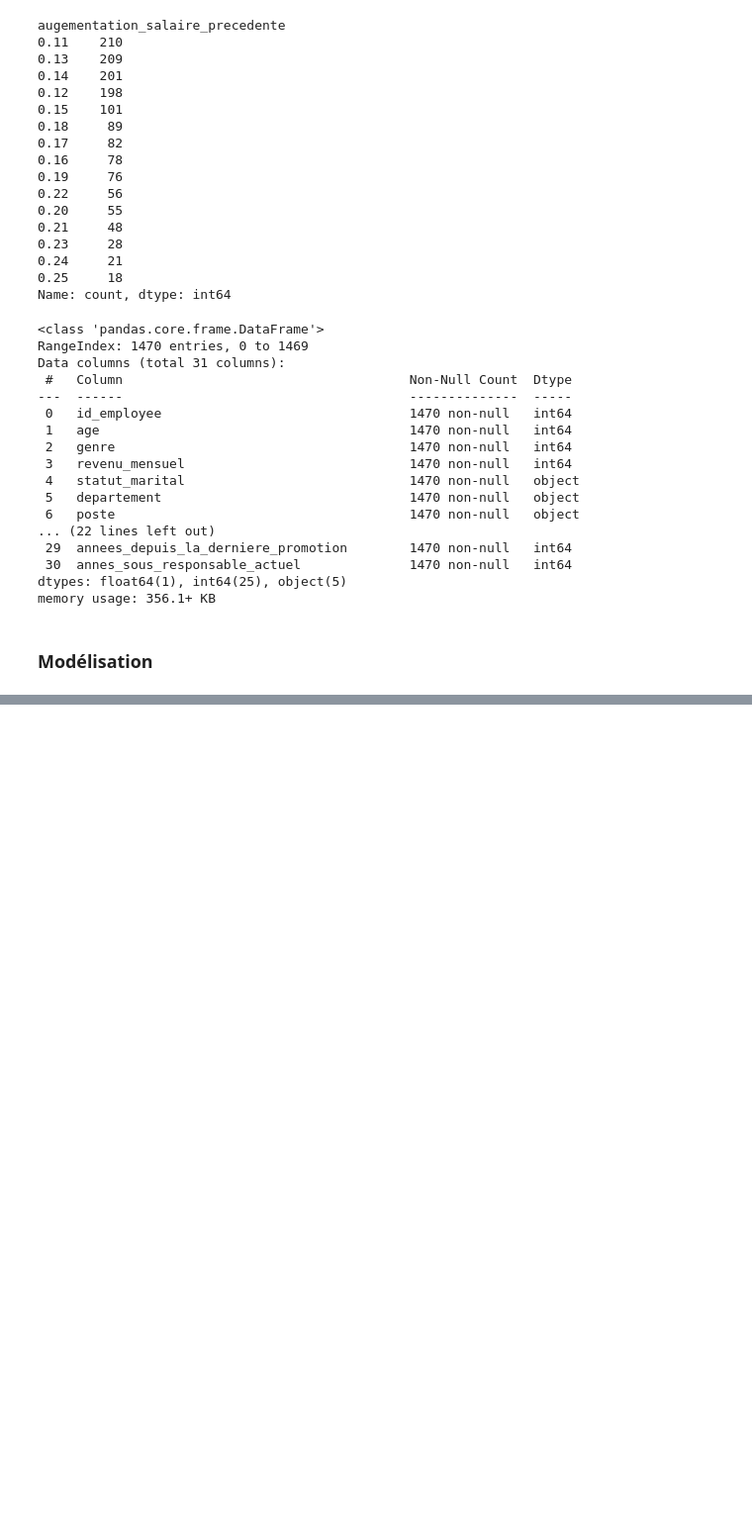
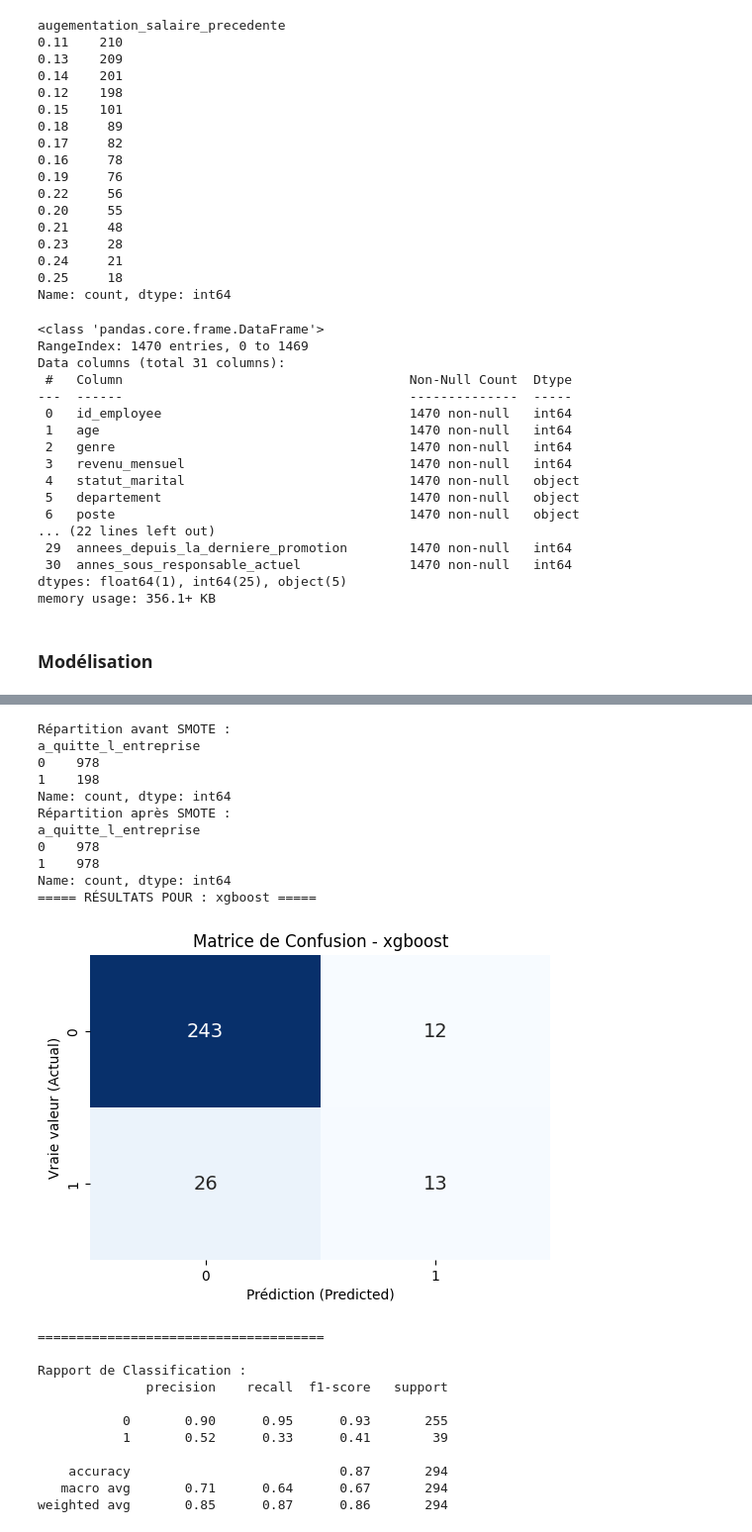
Before and after one commit to Soct/formation_OC, a Jupyter notebook: projet_4/test.ipynb, the cells around one changed output, grey strips where cells are left out. Shown at 99% size. Saved outputs shown, nothing was run; the diff lists cells and outputs as text; code cells hidden in the pictures; blank space fills up the shorter version.

```diff
--- a/projet_4/test.ipynb
+++ b/projet_4/test.ipynb
@@ -399 +405,27 @@ Rapport de Classification :
 weighted avg       0.80      0.72      0.75       294
+# %%
+y_test_actual, y_pred_actual = modele_classification(df, 'a_quitte_l_entreprise', 'xgboost')
+# %% [output]
+Répartition avant SMOTE :
+a_quitte_l_entreprise
+0    978
+1    198
+Name: count, dtype: int64
+Répartition après SMOTE :
+a_quitte_l_entreprise
+0    978
+1    978
+Name: count, dtype: int64
+===== RÉSULTATS POUR : xgboost =====
+[figure, added]
+=====================================
+
+Rapport de Classification :
+              precision    recall  f1-score   support
+
+           0       0.90      0.95      0.93       255
+           1       0.52      0.33      0.41        39
+
+    accuracy                           0.87       294
+   macro avg       0.71      0.64      0.67       294
+weighted avg       0.85      0.87      0.86       294
```
Also changed, not shown: parts of 9 cells of this notebook, 2 other files.
